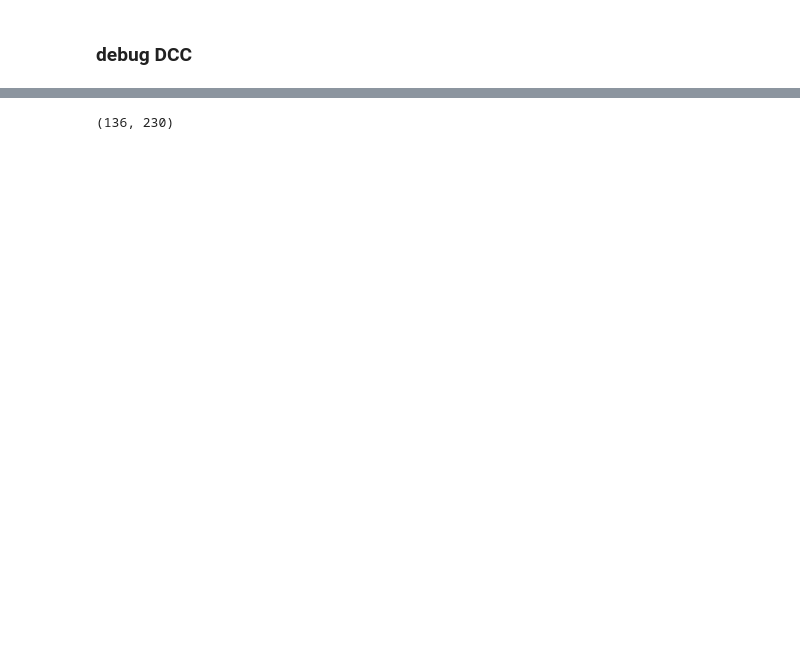
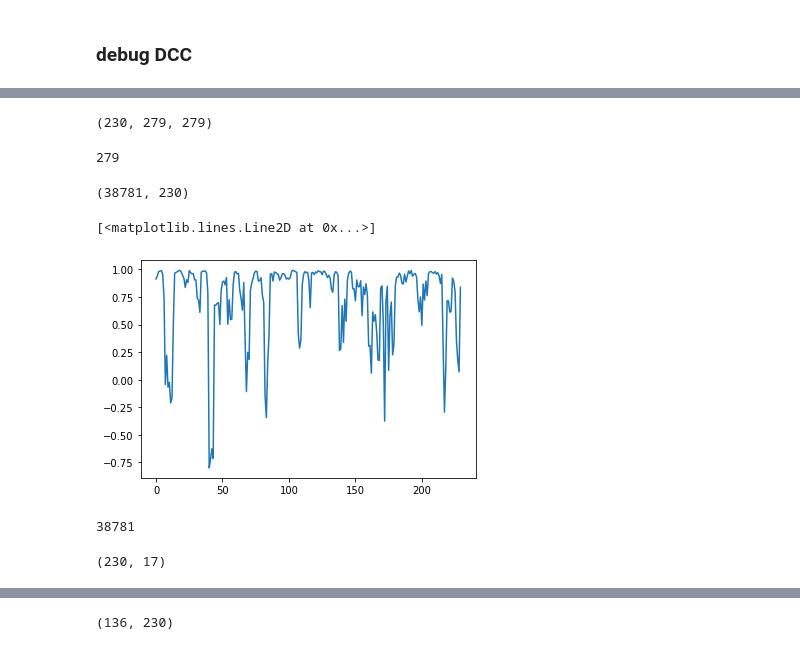
Before and after one commit to syzhang/caps_rsfmri, a Jupyter notebook: db_dcc.ipynb, the cells around one changed output, grey strips where cells are left out. Cells and saved outputs as stored; diff of their text form; code cells hidden in the pictures; blank space fills up the shorter version.

```diff
--- a/db_dcc.ipynb
+++ b/db_dcc.ipynb
@@ -84,0 +418,5 @@ infile.shape
+# %%
+epsilon = infile.T
+dcc_model = DCC(max_itr=2)
+dcc_model.set_loss(dcc_loss_gen())
+dcc_model.fit(epsilon)
@@ -84,0 +427,3 @@ infile.shape
+# %%
+ab = dcc_model.get_ab()
+tr = epsilon
@@ -84,0 +434,25 @@ infile.shape
+# %%
+R_ls = R_gen(tr,ab)
+R = np.array(R_ls)
+# %%
+R.shape
+# %% [output]
+(230, 279, 279)
+# %%
+# flatten Rt
+K = R.shape[1]
+Rt_triu = R[:,np.triu(np.ones((K,K)),1)>0].T
+# dcc_out = Rt_triu[0]
+# %%
+K
+# %% [output]
+279
+# %%
+Rt_triu.shape
+# %% [output]
+(38781, 230)
+# %%
+plt.plot(Rt_triu[0,:])
+# %% [output]
+[<matplotlib.lines.Line2D at 0x...>]
+[figure, added]
@@ -84,0 +475,4 @@ infile.shape
+# %%
+len(comb)
+# %% [output]
+38781
@@ -84,0 +531,4 @@ infile.shape
+# %%
+eps_mat.shape
+# %% [output]
+(230, 17)
```
Also changed, not shown: parts of 39 cells of this notebook, 5 other files.
